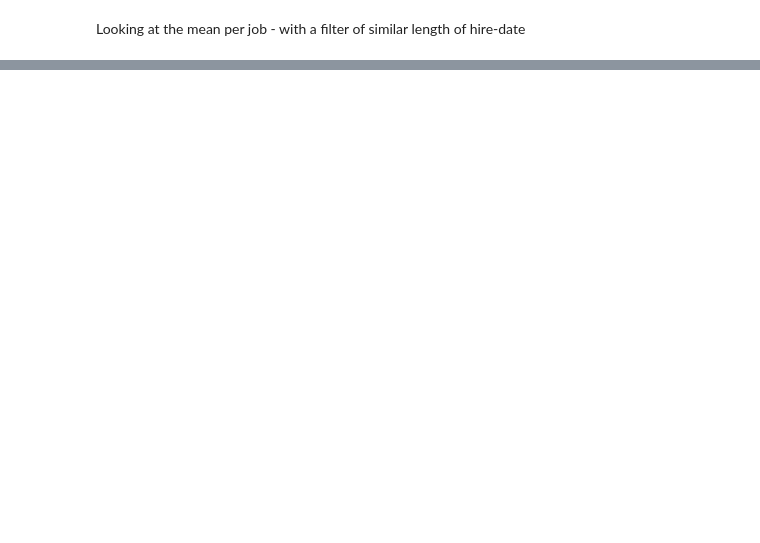
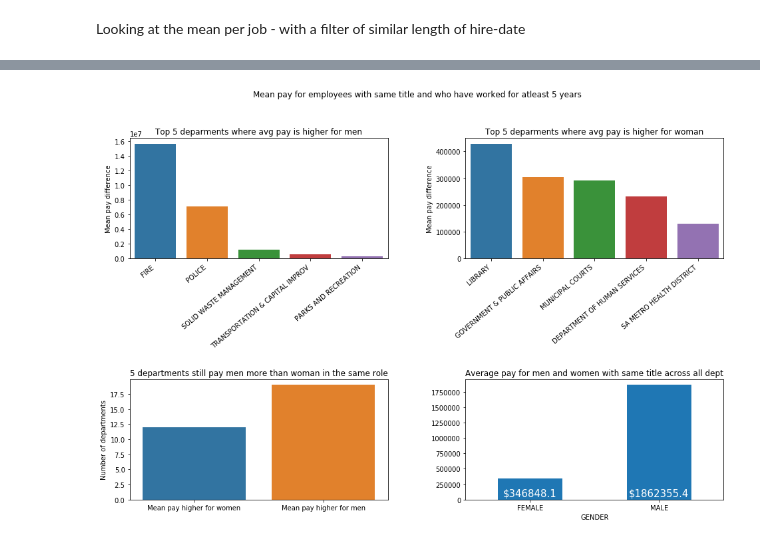
Before and after one commit to guedanie/SA-CITY-DATA, a Jupyter notebook: FY16_sa_city_compensation.ipynb, the cells around one changed output, grey strips where cells are left out. Cells and saved outputs as stored; diff of their text form; code cells hidden in the pictures; blank space fills up the shorter version.

```diff
--- a/FY16_sa_city_compensation.ipynb
+++ b/FY16_sa_city_compensation.ipynb
@@ -334,0 +370,4 @@ dates
+# %%
+city_data_w_dates = city_data[n_days_above_x]
+# %%
+jobs_w_dates = city_data_w_dates.pivot_table('FY16 TOTAL COMPENSATION9', ["BUSINESS AREA", "JOB TITLE"], "GENDER", aggfunc="sum")
@@ -334,0 +391,66 @@ dates
+# %%
+jobs_w_dates = jobs_w_dates.dropna()
+# %%
+mean_w_dates = jobs_w_dates.groupby("BUSINESS AREA").mean()
+
+mean_w_dates = mean_w_dates.assign(DIFF = mean_w_dates["MALE"] - mean_w_dates["FEMALE"]).sort_values(by="DIFF")
+cnt_w_dates = mean["DIFF"] > 0
+
+total_avg_w_dates = jobs_w_dates.mean()
+# %%
+top_5_w_dates = mean_w_dates.nlargest(5, "DIFF")
+
+bottom_5_w_dates = mean_w_dates.nsmallest(5,"DIFF")
+
+plt.figure(figsize=(16,10))
+plt.suptitle("Mean pay for employees with same title and who have worked for atleast 5 years")
+
+plt.subplot(221)
+sns.barplot(data=top_5_w_dates, x=top_5_w_dates.index, y="DIFF")
+plt.xticks(rotation=40, ha="right")
+plt.title("Top 5 deparments where avg pay is higher for men")
+plt.ylabel("Mean pay difference")
+plt.xlabel('')
+
+
+plt.subplot(222)
+sns.barplot(data=bottom_5_w_dates, x=bottom_5_w_dates.index, y=bottom_5_w_dates["DIFF"].abs())
+plt.xticks(rotation=40, ha="right")
+plt.title("Top 5 deparments where avg pay is higher for woman")
+plt.ylabel("Mean pay difference")
+plt.xlabel("")
+
+plt.sharey=True
+
+ax = plt.subplot(223)
+sns.countplot(data=cnt_w_dates, x=cnt_w_dates.index)
+plt.ylabel("Number of departments")
+ax.set_xticklabels(["Mean pay higher for women", "Mean pay higher for men"])
+plt.xlabel("")
+plt.title("5 departments still pay men more than woman in the same role")
+
+plt.subplot(224)
+total_avg_w_dates.plot.bar()
+plt.title("Average pay for men and women with same title across all dept")
+plt.xticks(rotation=0, ha="center")
+plt.text(
+    0,
+    60000,
+    f"${jobs_w_dates.mean()[0].round(1)}",
+    color = 'white',
+    fontsize = 15,
+    ha ="center"
+)
+plt.text(
+    1,
+    60000,
+    f"${jobs_w_dates.mean()[1].round(1)}",
+    color = 'white',
+    fontsize = 15,
+    ha ="center"
+)
+
+
+plt.subplots_adjust(hspace=1, wspace = .3)
+# %% [output]
+[figure, added]
```
Also changed, not shown: parts of 14 cells of this notebook.
